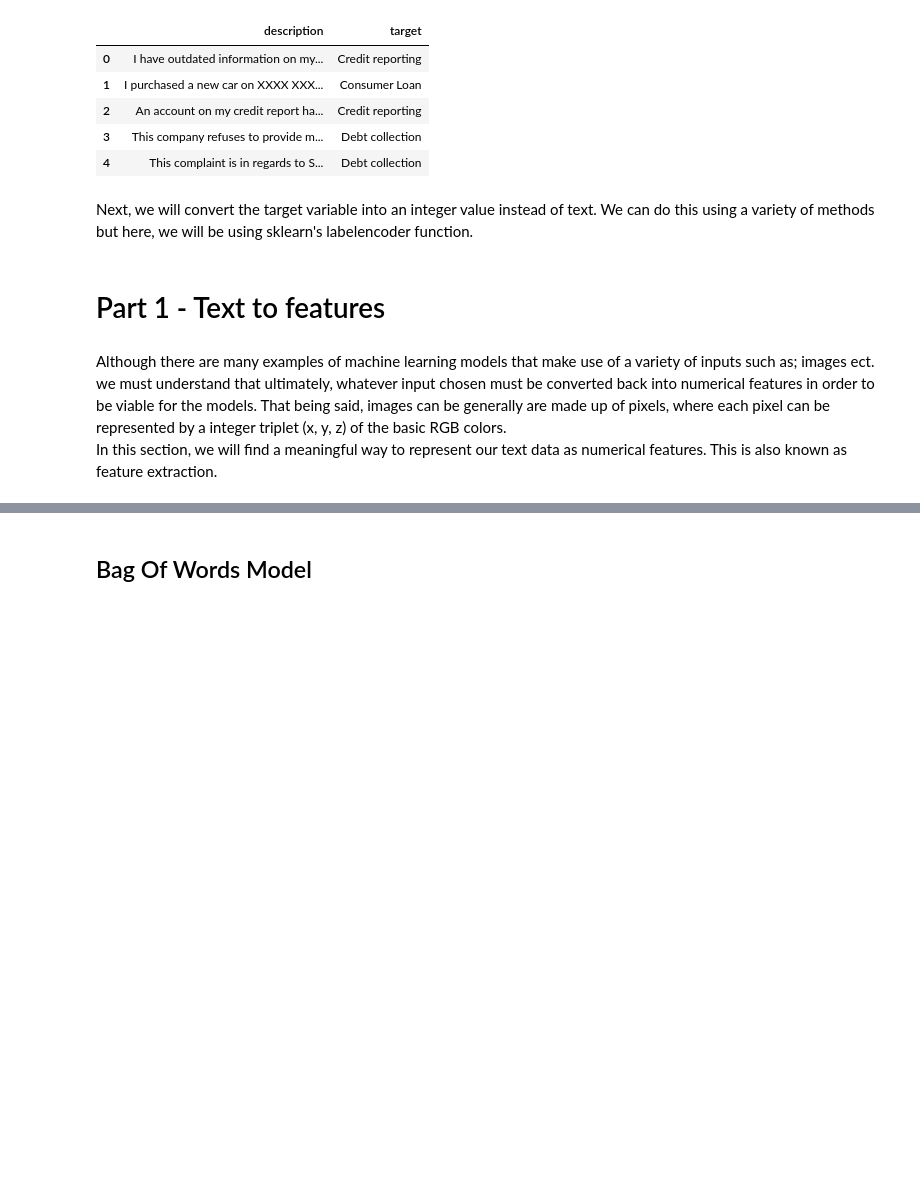
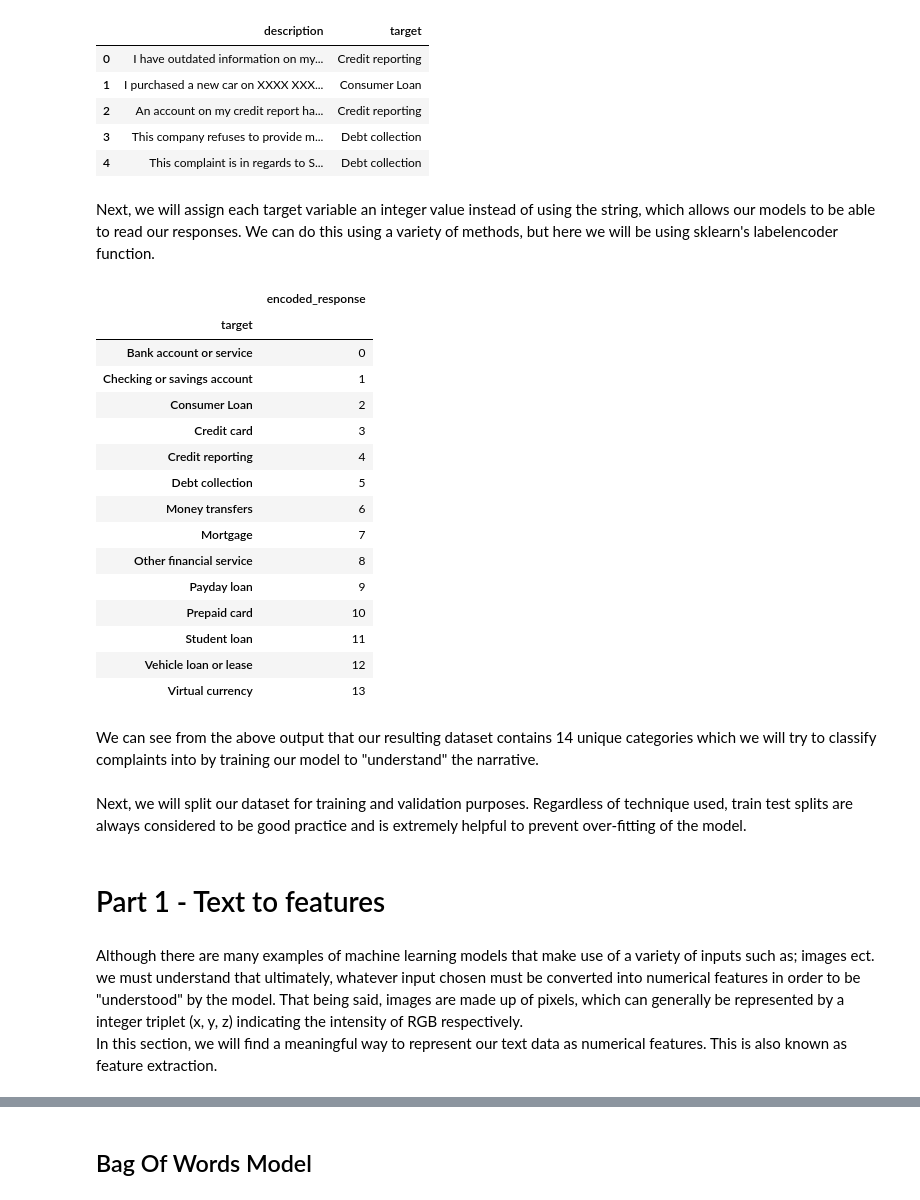
Before and after one commit to jtsw1990/-100daysofmlcode, a Jupyter notebook: actuariesInstituteEntry.ipynb, the cells around one changed output, grey strips where cells are left out. Saved outputs shown, nothing was run; the diff lists cells and outputs as text; code cells hidden in the pictures; blank space fills up the shorter version.

```diff
--- a/actuariesInstituteEntry.ipynb
+++ b/actuariesInstituteEntry.ipynb
@@ -41,8 +41,32 @@ df.head()
 | 3 | This company refuses to provide m... | Debt collection |
 | 4 | This complaint is in regards to S... | Debt collection |
 # %% [markdown]
-Next, we will convert the target variable into an integer value instead of text. We can do this using a variety of methods but here, we will be using sklearn's labelencoder function.
+Next, we will assign each target variable an integer value instead of using the string, which allows our models to be able to read our responses. We can do this using a variety of methods, but here we will be using sklearn's labelencoder function.
 # %%
 encoder = LabelEncoder()
 encoder.fit(df.target)
 df = df.assign(encoded_response = lambda x: encoder.transform(x.target))
+df[['target', 'encoded_response']].drop_duplicates() \
+                                  .set_index('target') \
+                                  .sort_values('encoded_response', ascending = True)
+# %% [output]
+|  | encoded_response |
+| target |  |
+| Bank account or service | 0 |
+| Checking or savings account | 1 |
+| Consumer Loan | 2 |
+| Credit card | 3 |
+| Credit reporting | 4 |
+| Debt collection | 5 |
+| Money transfers | 6 |
+| Mortgage | 7 |
+| Other financial service | 8 |
+| Payday loan | 9 |
+| Prepaid card | 10 |
+| Student loan | 11 |
+| Vehicle loan or lease | 12 |
+| Virtual currency | 13 |
+# %% [markdown]
+We can see from the above output that our resulting dataset contains 14 unique categories which we will try to classify complaints into by training our model to "understand" the narrative.
+# %% [markdown]
+Next, we will split our dataset for training and validation purposes. Regardless of technique used, train test splits are always considered to be good practice and is extremely helpful to prevent over-fitting of the model.
@@ -49,4 +78,4 @@ df = df.assign(encoded_response = lambda x: encoder.transform(x.target))
 # %% [markdown]
 # Part 1 - Text to features
 # %% [markdown]
-Although there are many examples of machine learning models that make use of a variety of inputs such as; images ect. we must understand that ultimately, whatever input chosen must be converted back into numerical features in order to be viable for the models. That being said, images can be generally are made up of pixels, where each pixel can be represented by a integer triplet (x, y, z) of the basic RGB colors. <br> In this section, we will find a meaningful way to represent our text data as numerical features. This is also known as feature extraction.
+Although there are many examples of machine learning models that make use of a variety of inputs such as; images ect. we must understand that ultimately, whatever input chosen must be converted into numerical features in order to be "understood" by the model. That being said, images are made up of pixels, which can generally be represented by a integer triplet (x, y, z) indicating the intensity of RGB respectively. <br> In this section, we will find a meaningful way to represent our text data as numerical features. This is also known as feature extraction.
```
Also changed, not shown: parts of 18 cells of this notebook.
